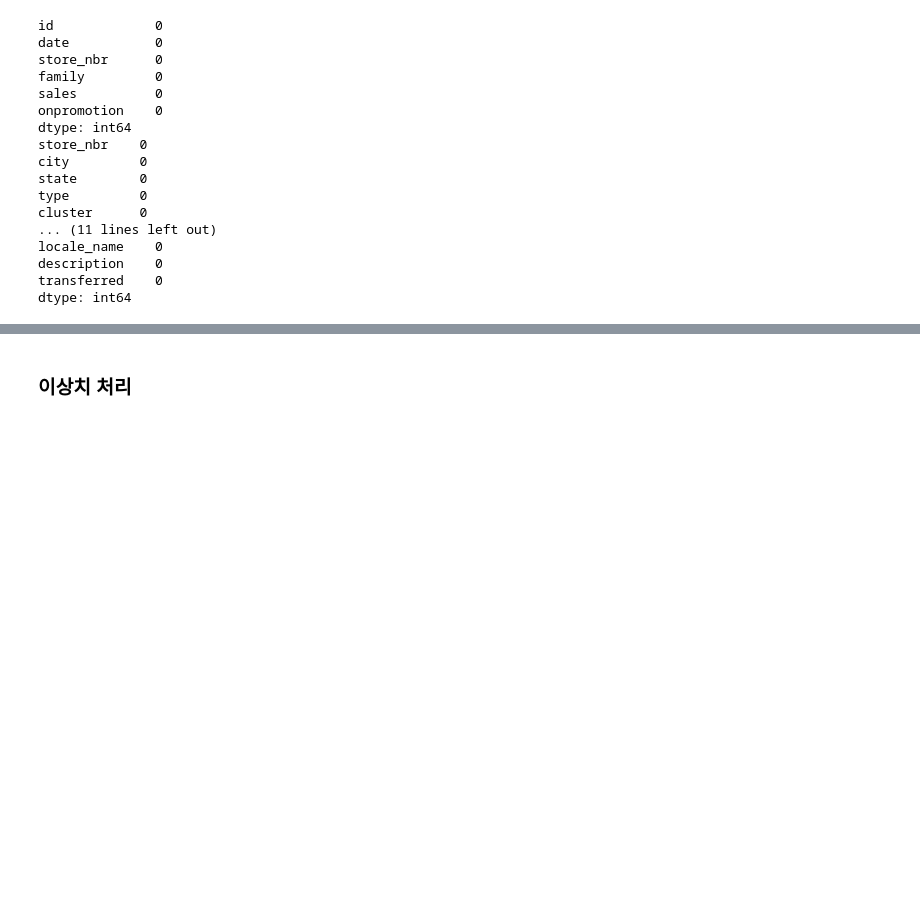
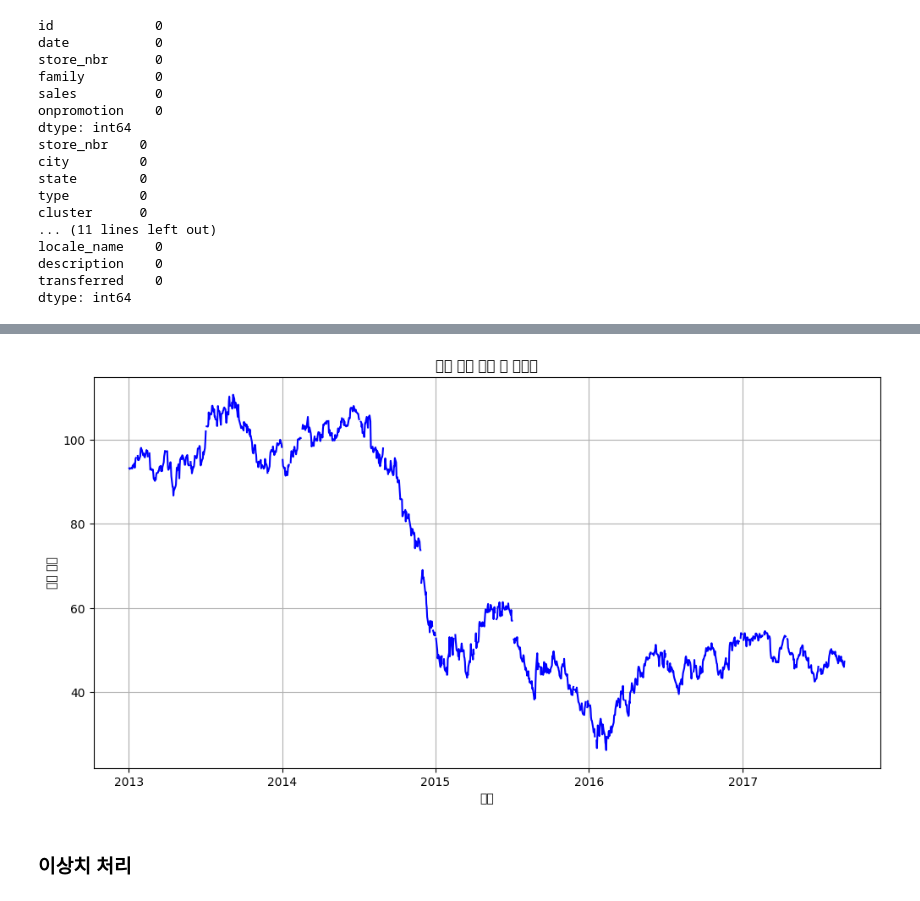
Before and after one commit to dlsdnsms/Data-Analysis-with-Open-Source, a Jupyter notebook: 오픈소스_데이터_분석_7강.ipynb, the cells around one changed output, grey strips where cells are left out. Saved outputs shown, nothing was run; the diff lists cells and outputs as text; code cells hidden in the pictures; blank space fills up the shorter version.

```diff
--- a/오픈소스_데이터_분석_7강.ipynb
+++ b/오픈소스_데이터_분석_7강.ipynb
@@ -541,16 +546,18 @@ plt.show()
 # %%
 oil_cleaned = oil.copy()
 
 ### 선형 보간법 적용한 원유 가격 데이터
-
+oil_cleaned['dcoilwtico'] = oil_cleaned['dcoilwtico'].interpolate(methode = 'leaneer')
 
 plt.figure(figsize=(12, 6))
 plt.plot(oil_cleaned['date'], oil_cleaned['dcoilwtico'], 'b-')
 plt.title("원유 가격 보간 후 데이터")
 plt.xlabel("날짜")
 plt.ylabel("원유 가격")
 plt.grid(True)
 plt.show()
+# %% [output]
+[figure, added]
 # %% [markdown]
 ### 이상치 처리
 # %%
```
Also changed, not shown: parts of 1 cell of this notebook.
